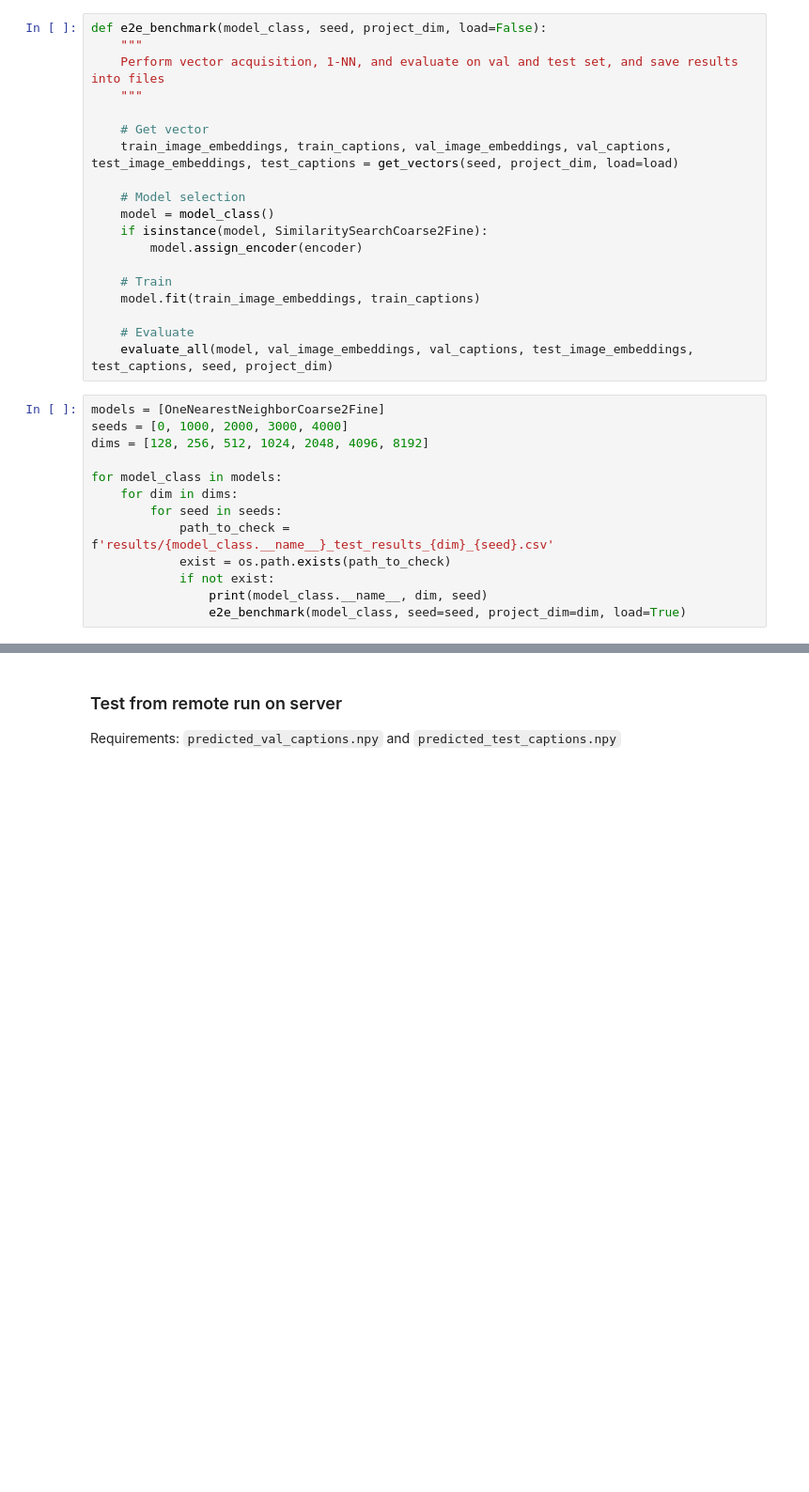
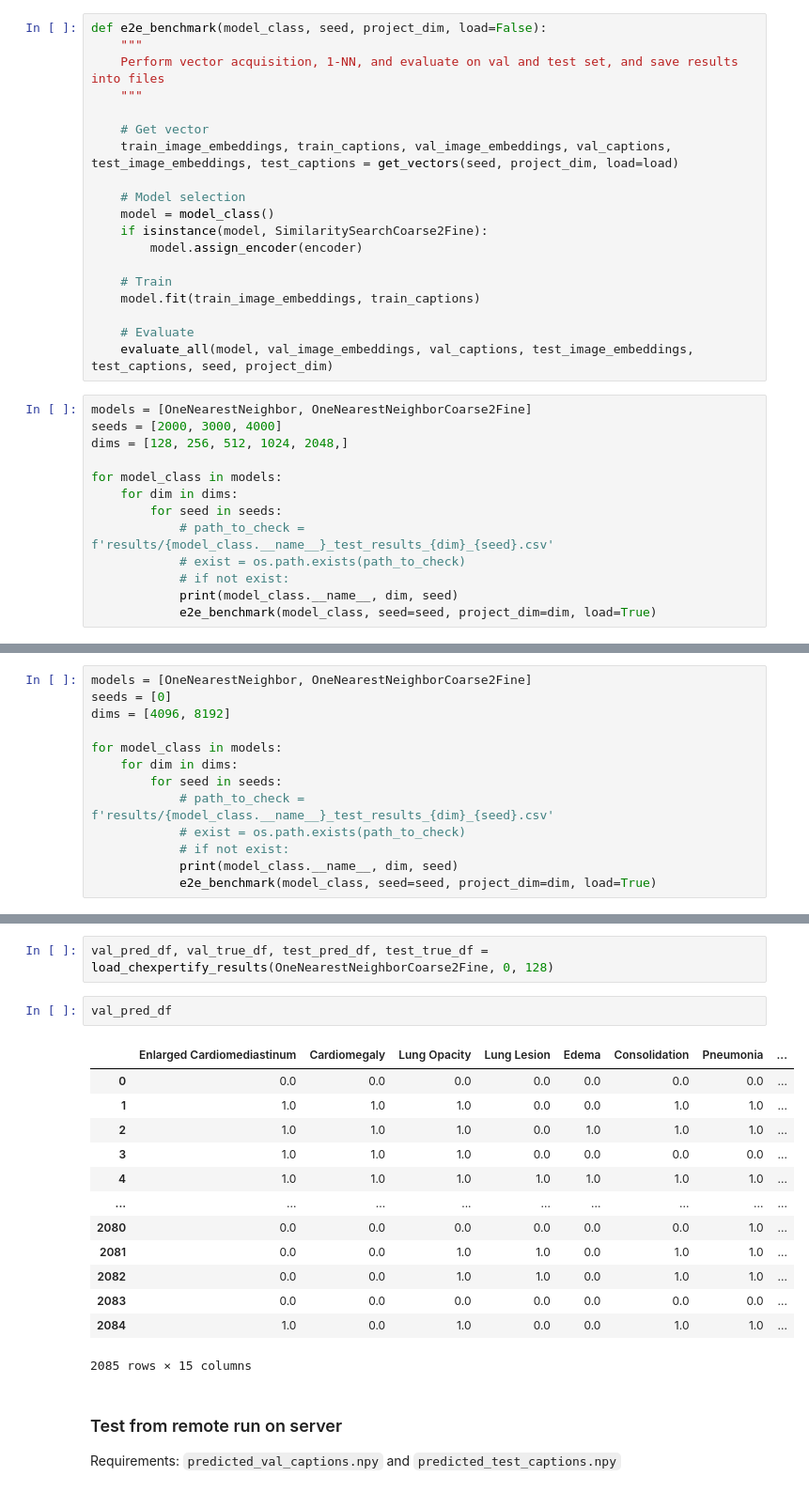
Before and after one commit to pjumruspun/chest-xray-report-gen, a Jupyter notebook: text_generation/baseline.ipynb, the cells around one changed output, grey strips where cells are left out. Shown at 94% size. Saved outputs shown, nothing was run; the diff lists cells and outputs as text; blank space fills up the shorter version.

```diff
--- a/text_generation/baseline.ipynb
+++ b/text_generation/baseline.ipynb
@@ -586,15 +726,15 @@ def e2e_benchmark(model_class, seed, project_dim, load=False):
     # Evaluate
     evaluate_all(model, val_image_embeddings, val_captions, test_image_embeddings, test_captions, seed, project_dim)
 # %%
-models = [OneNearestNeighborCoarse2Fine]
-seeds = [0, 1000, 2000, 3000, 4000]
-dims = [128, 256, 512, 1024, 2048, 4096, 8192]
+models = [OneNearestNeighbor, OneNearestNeighborCoarse2Fine]
+seeds = [2000, 3000, 4000]
+dims = [128, 256, 512, 1024, 2048,]
 
 for model_class in models:
     for dim in dims:
         for seed in seeds:
-            path_to_check = f'results/{model_class.__name__}_test_results_{dim}_{seed}.csv'
-            exist = os.path.exists(path_to_check)
-            if not exist:
-                print(model_class.__name__, dim, seed)
-                e2e_benchmark(model_class, seed=seed, project_dim=dim, load=True)
+            # path_to_check = f'results/{model_class.__name__}_test_results_{dim}_{seed}.csv'
+            # exist = os.path.exists(path_to_check)
+            # if not exist:
+            print(model_class.__name__, dim, seed)
+            e2e_benchmark(model_class, seed=seed, project_dim=dim, load=True)
@@ -626,0 +782,13 @@ def chexperify(captions, batch_size):
+# %%
+models = [OneNearestNeighbor, OneNearestNeighborCoarse2Fine]
+seeds = [0]
+dims = [4096, 8192]
+
+for model_class in models:
+    for dim in dims:
+        for seed in seeds:
+            # path_to_check = f'results/{model_class.__name__}_test_results_{dim}_{seed}.csv'
+            # exist = os.path.exists(path_to_check)
+            # if not exist:
+            print(model_class.__name__, dim, seed)
+            e2e_benchmark(model_class, seed=seed, project_dim=dim, load=True)
@@ -627,3 +964,21 @@ def chexperify(captions, batch_size):
+# %%
+val_pred_df, val_true_df, test_pred_df, test_true_df = load_chexpertify_results(OneNearestNeighborCoarse2Fine, 0, 128)
+# %%
+val_pred_df
+# %% [output]
+|  | Enlarged Cardiomediastinum | Cardiomegaly | Lung Opacity | Lung Lesion | Edema | Consolidation | Pneumonia | ... |
+| 0 | 0.0 | 0.0 | 0.0 | 0.0 | 0.0 | 0.0 | 0.0 | ... |
+| 1 | 1.0 | 1.0 | 1.0 | 0.0 | 0.0 | 1.0 | 1.0 | ... |
+| 2 | 1.0 | 1.0 | 1.0 | 0.0 | 1.0 | 1.0 | 1.0 | ... |
+| 3 | 1.0 | 1.0 | 1.0 | 0.0 | 0.0 | 0.0 | 0.0 | ... |
+| 4 | 1.0 | 1.0 | 1.0 | 1.0 | 1.0 | 1.0 | 1.0 | ... |
+| ... | ... | ... | ... | ... | ... | ... | ... | ... |
+| 2080 | 0.0 | 0.0 | 0.0 | 0.0 | 0.0 | 0.0 | 1.0 | ... |
+| 2081 | 0.0 | 0.0 | 1.0 | 1.0 | 0.0 | 1.0 | 1.0 | ... |
+| 2082 | 0.0 | 0.0 | 1.0 | 1.0 | 0.0 | 1.0 | 1.0 | ... |
+| 2083 | 0.0 | 0.0 | 0.0 | 0.0 | 0.0 | 0.0 | 0.0 | ... |
+| 2084 | 1.0 | 0.0 | 1.0 | 0.0 | 0.0 | 1.0 | 1.0 | ... |
+2085 rows × 15 columns
 # %% [markdown]
 ### Test from remote run on server
 
```
Also changed, not shown: parts of 10 cells of this notebook, 2 other files.
